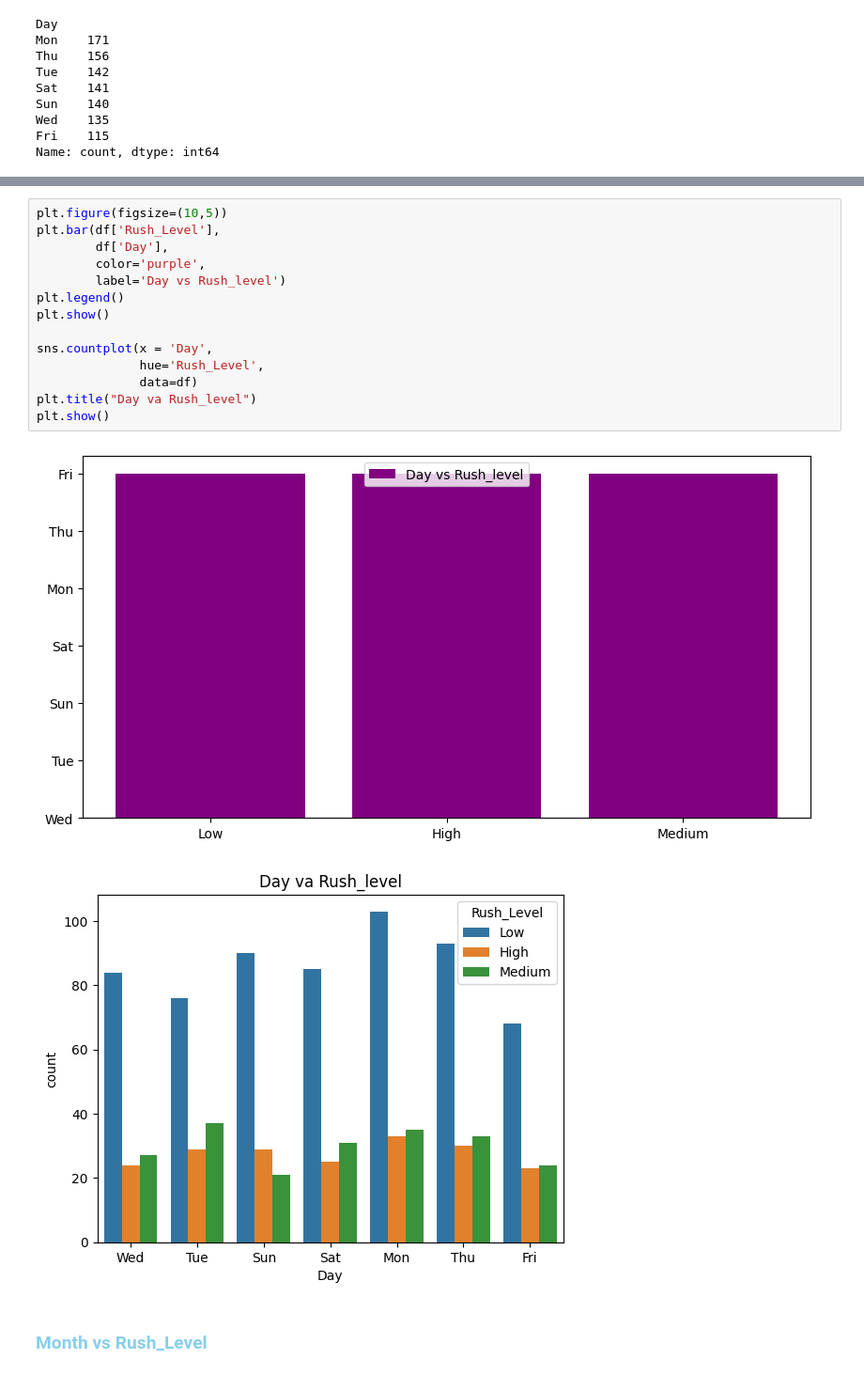
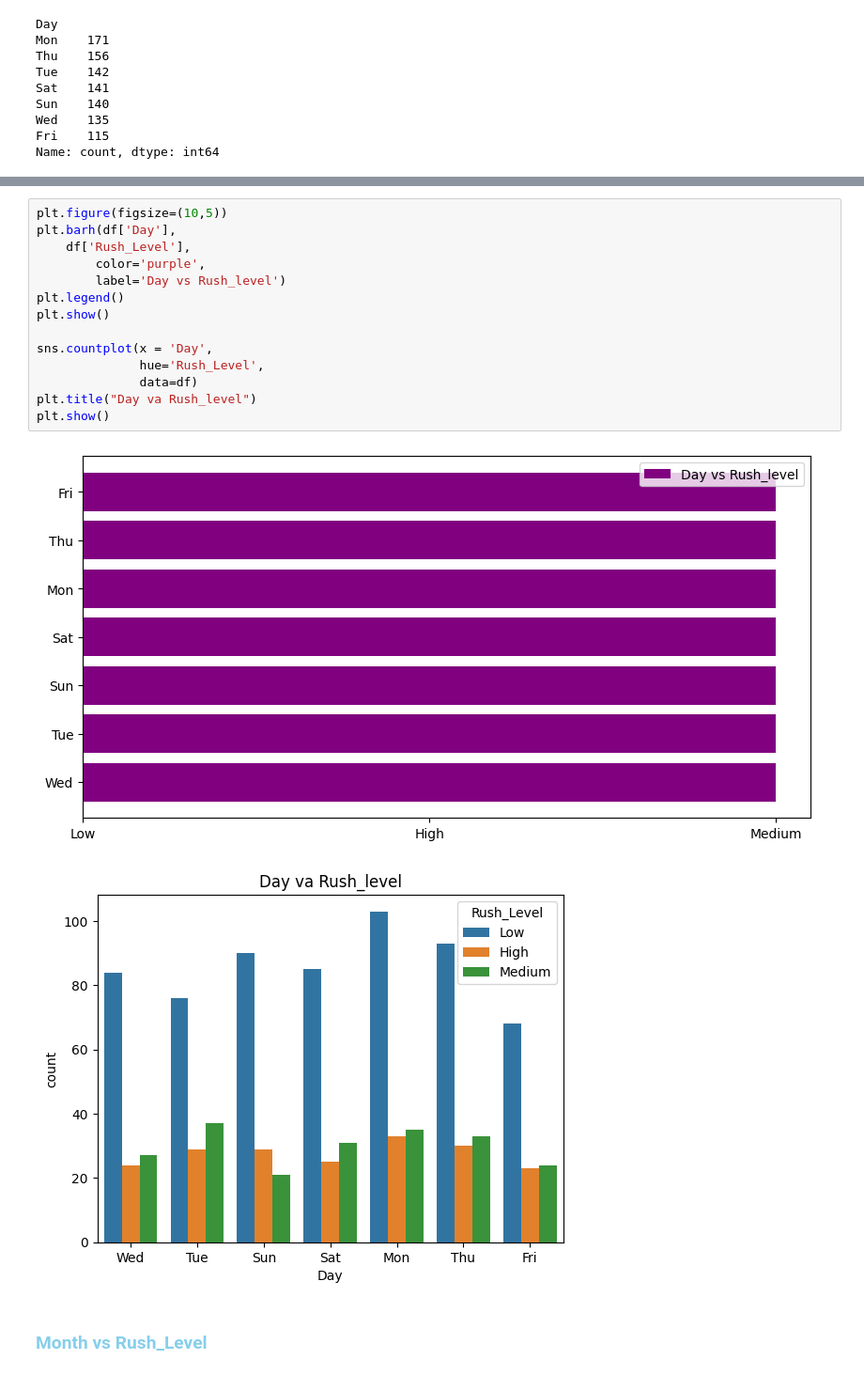
Before and after one commit to Wasima230Sultana/MU-Canteen-Rush-Predictor, a Jupyter notebook: Canteen-rush.ipynb, the cells around one changed output, grey strips where cells are left out. Shown at 94% size. Saved outputs shown, nothing was run; the diff lists cells and outputs as text.

```diff
--- a/Canteen-rush.ipynb
+++ b/Canteen-rush.ipynb
@@ -177,19 +229,19 @@ Name: count, dtype: int64
 # %%
 plt.figure(figsize=(10,5))
-plt.bar(df['Rush_Level'],
-        df['Day'],
+plt.barh(df['Day'],
+    df['Rush_Level'],
         color='purple',
         label='Day vs Rush_level')
 plt.legend()
 plt.show()
 
 sns.countplot(x = 'Day',
               hue='Rush_Level',
               data=df)
 plt.title("Day va Rush_level")
 plt.show()
 # %% [output]
-[figure, old version]
+[figure, new version]
 [figure]
 # %% [markdown]
 <h3 style="color:skyblue">Month vs Rush_Level</h3>
```
Also changed, not shown: parts of 17 cells of this notebook.
